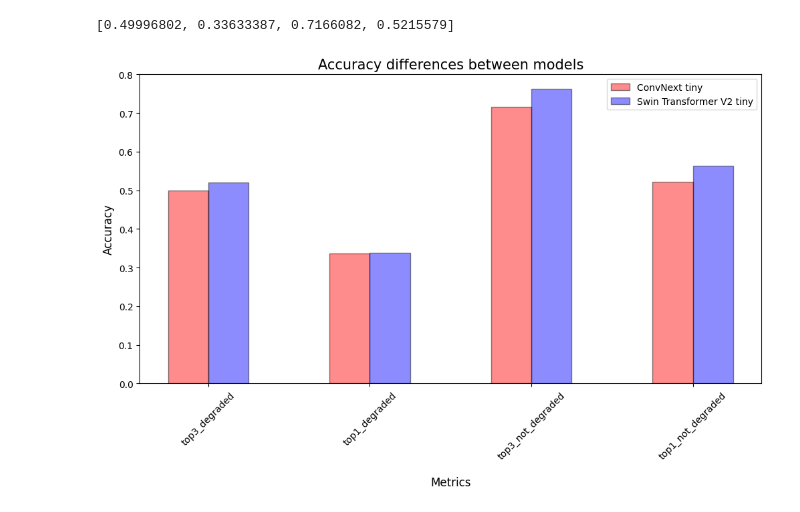
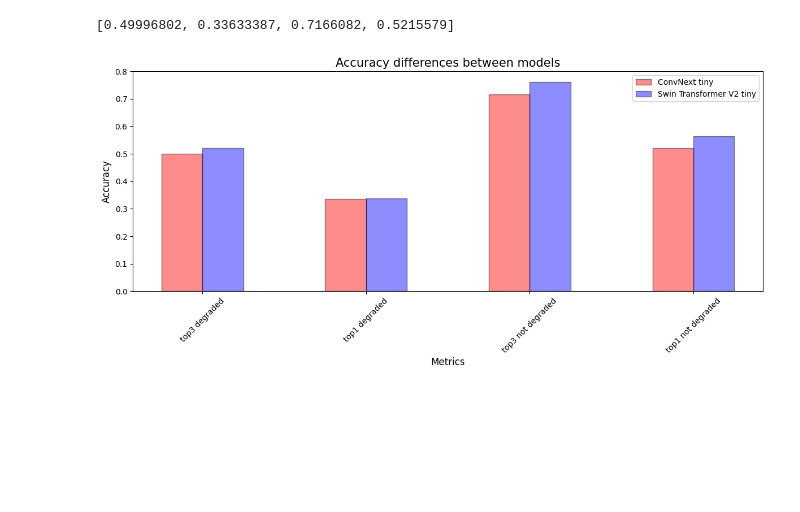
Before and after one commit to MarioAvolio/FoodX-251-Classification, a Jupyter notebook: FoodX_251_Classification.ipynb, the cells around one changed output. Saved outputs shown, nothing was run; the diff lists cells and outputs as text; code cells hidden in the pictures; blank space fills up the shorter version.

```diff
--- a/FoodX_251_Classification.ipynb
+++ b/FoodX_251_Classification.ipynb
@@ -1419,28 +1419,29 @@ convnext_info.iloc[0].to_list()
 # %%
 convnext_values = convnext_info.iloc[0].to_list()
 swin_values = swin_info.iloc[0].to_list()
 
 n=4
 r = np.arange(n)
 width = 0.25
 
 f, ax = plt.subplots(figsize=(12,6)) # set the size that you'd like (width, height)
 plt.bar(r, convnext_values,  alpha=0.45, color='red',
         width = width, edgecolor = 'black',
         label='ConvNext tiny')
 plt.bar(r + width, swin_values, alpha=0.45, color='blue',
         width = width, edgecolor = 'black',
         label='Swin Transformer V2 tiny')
 
 plt.xlabel("Metrics",  size = 12)
 plt.ylabel("Accuracy",  size = 12)
 plt.title("Accuracy differences between models",  size = 15)
 
 # plt.grid(linestyle='--')
-plt.xticks(r + width/2,convnext_info.columns.values, size = 10, rotation = 45)
+plt.xticks(r + width/2,[x.replace("_"," ") for x in convnext_info.columns.values], size = 10, rotation = 45)
 ax.legend(fontsize = 10)
 ax.xaxis.set_label_coords(.5, -.3)
+plt.tight_layout()
 savefig('summary.png', transparent=True)
 plt.show()
 # %% [output]
-[figure, old version]
+[figure, new version]
```
